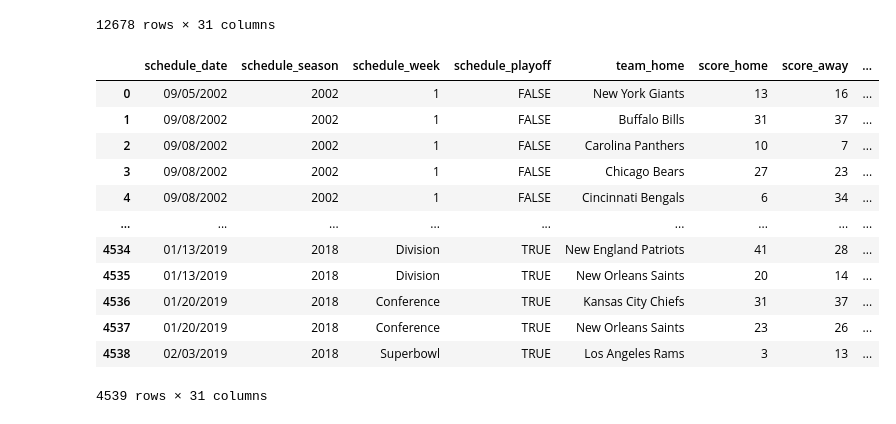
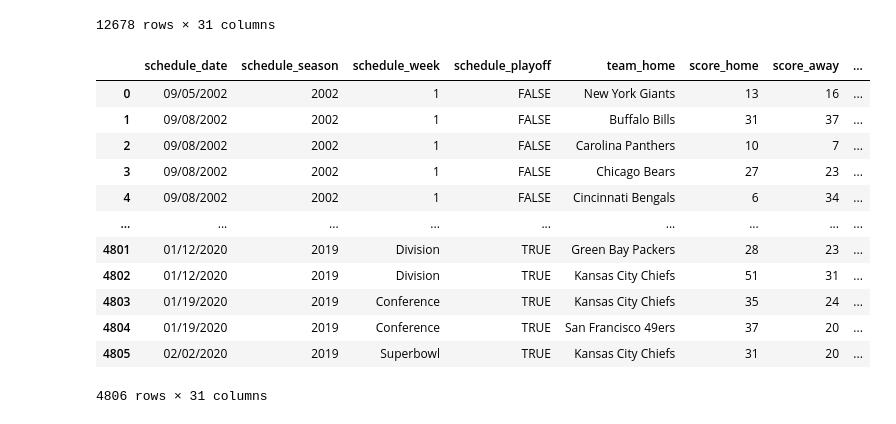
Before and after one commit to potterc22/Project1_TeamB, a Jupyter notebook: startercode.ipynb, the cells around one changed output. Cells and saved outputs as stored; diff of their text form; code cells hidden in the pictures.

```diff
--- a/startercode.ipynb
+++ b/startercode.ipynb
@@ -146,8 +146,8 @@ scores_df.head()
 # %%
 # convert schedule season column to numeric so we can filter for 2002-2018
 scores_df['schedule_season'] = pd.to_numeric(scores_df['schedule_season'])
-scores_2002_2018 = scores_df.loc[(scores_df['schedule_season'] >= 2002) & (scores_df['schedule_season'] <= 2018)]
-scores_2002_2018.head()
+scores_2002_2019 = scores_df.loc[(scores_df['schedule_season'] >= 2002) & (scores_df['schedule_season'] <= 2019)]
+scores_2002_2019.head()
 # %% [output]
 |  | schedule_date | schedule_season | schedule_week | schedule_playoff | team_home | score_home | score_away | ... |
 | 7872 | 09/05/2002 | 2002 | 1 | FALSE | New York Giants | 13 | 16 | ... |
@@ -224,22 +225,22 @@ scores_stadium_merged
 | 12677 | 02/02/2020 | 2019 | Superbowl | TRUE | Kansas City Chiefs | 31 | 20 | ... |
 12678 rows × 31 columns
 # %%
-merged_2002_2018 = pd.merge(scores_2002_2018, stadium_df, on='stadium_name',how='left')
-merged_2002_2018
+merged_2002_2019 = pd.merge(scores_2002_2019, stadium_df, on='stadium_name',how='left')
+merged_2002_2019
 # %% [output]
 |  | schedule_date | schedule_season | schedule_week | schedule_playoff | team_home | score_home | score_away | ... |
 | 0 | 09/05/2002 | 2002 | 1 | FALSE | New York Giants | 13 | 16 | ... |
 | 1 | 09/08/2002 | 2002 | 1 | FALSE | Buffalo Bills | 31 | 37 | ... |
 | 2 | 09/08/2002 | 2002 | 1 | FALSE | Carolina Panthers | 10 | 7 | ... |
 | 3 | 09/08/2002 | 2002 | 1 | FALSE | Chicago Bears | 27 | 23 | ... |
 | 4 | 09/08/2002 | 2002 | 1 | FALSE | Cincinnati Bengals | 6 | 34 | ... |
 | ... | ... | ... | ... | ... | ... | ... | ... | ... |
-| 4534 | 01/13/2019 | 2018 | Division | TRUE | New England Patriots | 41 | 28 | ... |
-| 4535 | 01/13/2019 | 2018 | Division | TRUE | New Orleans Saints | 20 | 14 | ... |
-| 4536 | 01/20/2019 | 2018 | Conference | TRUE | Kansas City Chiefs | 31 | 37 | ... |
-| 4537 | 01/20/2019 | 2018 | Conference | TRUE | New Orleans Saints | 23 | 26 | ... |
-| 4538 | 02/03/2019 | 2018 | Superbowl | TRUE | Los Angeles Rams | 3 | 13 | ... |
+| 4801 | 01/12/2020 | 2019 | Division | TRUE | Green Bay Packers | 28 | 23 | ... |
+| 4802 | 01/12/2020 | 2019 | Division | TRUE | Kansas City Chiefs | 51 | 31 | ... |
+| 4803 | 01/19/2020 | 2019 | Conference | TRUE | Kansas City Chiefs | 35 | 24 | ... |
+| 4804 | 01/19/2020 | 2019 | Conference | TRUE | San Francisco 49ers | 37 | 20 | ... |
+| 4805 | 02/02/2020 | 2019 | Superbowl | TRUE | Kansas City Chiefs | 31 | 20 | ... |
-4539 rows × 31 columns
+4806 rows × 31 columns
 # %%
 teams = []
 [teams.append(team) for team in afc_teams['team_name']]
```
Also changed, not shown: parts of 6 cells of this notebook, 1 other file.
